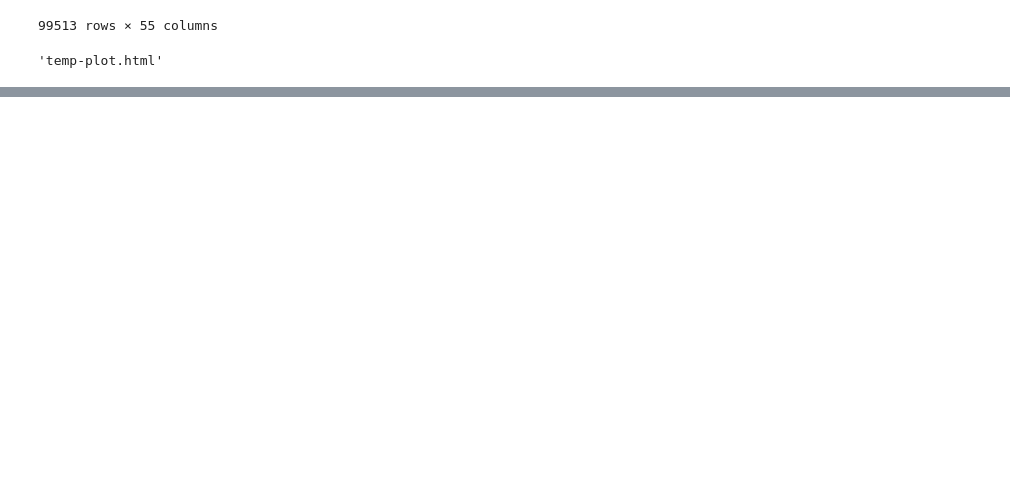
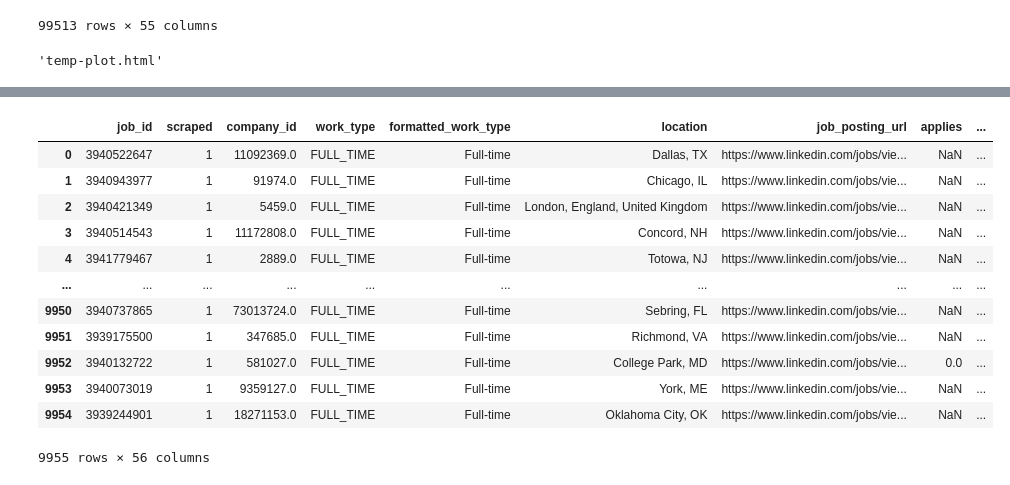
Before and after one commit to nickojelly/VectoredIn, a Jupyter notebook: sub_component_embedding.ipynb, the cells around one changed output, grey strips where cells are left out. Drawn from its saved outputs; the diff is of its cells as text; code cells hidden in the pictures; blank space fills up the shorter version.

```diff
--- a/sub_component_embedding.ipynb
+++ b/sub_component_embedding.ipynb
@@ -1399,0 +1664,3 @@ Name: company_name, dtype: object
+# %%
+data_ner = pd.read_feather('data/data_ner_embeddings.fth')
+data_ner.rename(columns={'vector': 'ner_vector', 'average_embedding':'composite_embedding_vector'}, inplace=True)
@@ -1399,0 +1683,20 @@ Name: company_name, dtype: object
+# %%
+data_original = pd.read_feather("data/postings_w_embeddings_v2_original.fth")
+data_original = data_original.rename(columns={'vector': 'original_vector'})
+# %%
+all_data = pd.merge(data_ner, data_original[['job_id', 'original_vector']], on='job_id')
+all_data
+# %% [output]
+|  | job_id | scraped | company_id | work_type | formatted_work_type | location | job_posting_url | applies | ... |
+| 0 | 3940522647 | 1 | 11092369.0 | FULL_TIME | Full-time | Dallas, TX | https://www.linkedin.com/jobs/vie... | NaN | ... |
+| 1 | 3940943977 | 1 | 91974.0 | FULL_TIME | Full-time | Chicago, IL | https://www.linkedin.com/jobs/vie... | NaN | ... |
+| 2 | 3940421349 | 1 | 5459.0 | FULL_TIME | Full-time | London, England, United Kingdom | https://www.linkedin.com/jobs/vie... | NaN | ... |
+| 3 | 3940514543 | 1 | 11172808.0 | FULL_TIME | Full-time | Concord, NH | https://www.linkedin.com/jobs/vie... | NaN | ... |
+| 4 | 3941779467 | 1 | 2889.0 | FULL_TIME | Full-time | Totowa, NJ | https://www.linkedin.com/jobs/vie... | NaN | ... |
+| ... | ... | ... | ... | ... | ... | ... | ... | ... | ... |
+| 9950 | 3940737865 | 1 | 73013724.0 | FULL_TIME | Full-time | Sebring, FL | https://www.linkedin.com/jobs/vie... | NaN | ... |
+| 9951 | 3939175500 | 1 | 347685.0 | FULL_TIME | Full-time | Richmond, VA | https://www.linkedin.com/jobs/vie... | NaN | ... |
+| 9952 | 3940132722 | 1 | 581027.0 | FULL_TIME | Full-time | College Park, MD | https://www.linkedin.com/jobs/vie... | 0.0 | ... |
+| 9953 | 3940073019 | 1 | 9359127.0 | FULL_TIME | Full-time | York, ME | https://www.linkedin.com/jobs/vie... | NaN | ... |
+| 9954 | 3939244901 | 1 | 18271153.0 | FULL_TIME | Full-time | Oklahoma City, OK | https://www.linkedin.com/jobs/vie... | NaN | ... |
+9955 rows × 56 columns
```
Also changed, not shown: parts of 52 cells of this notebook, 5 other files.
